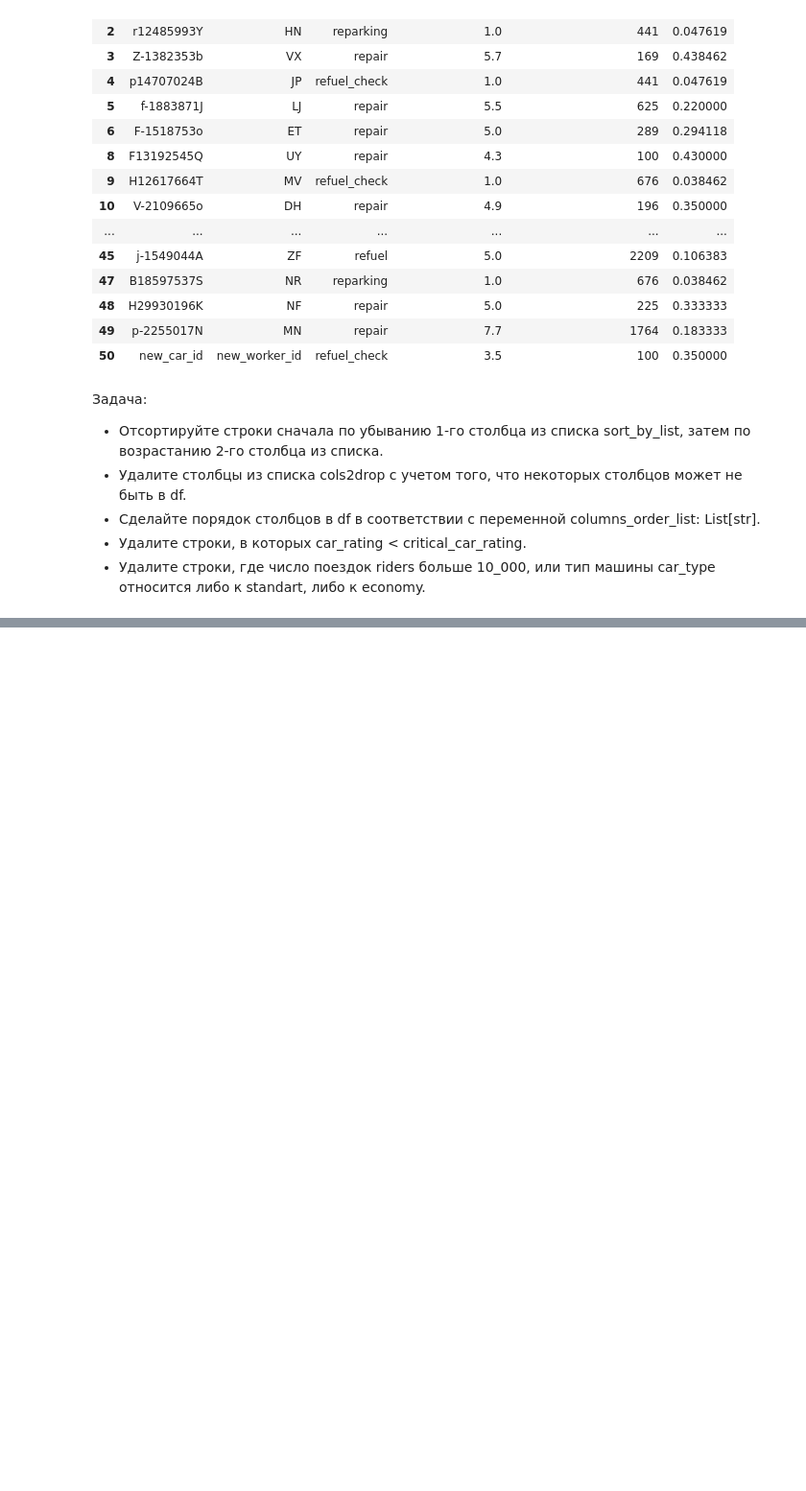
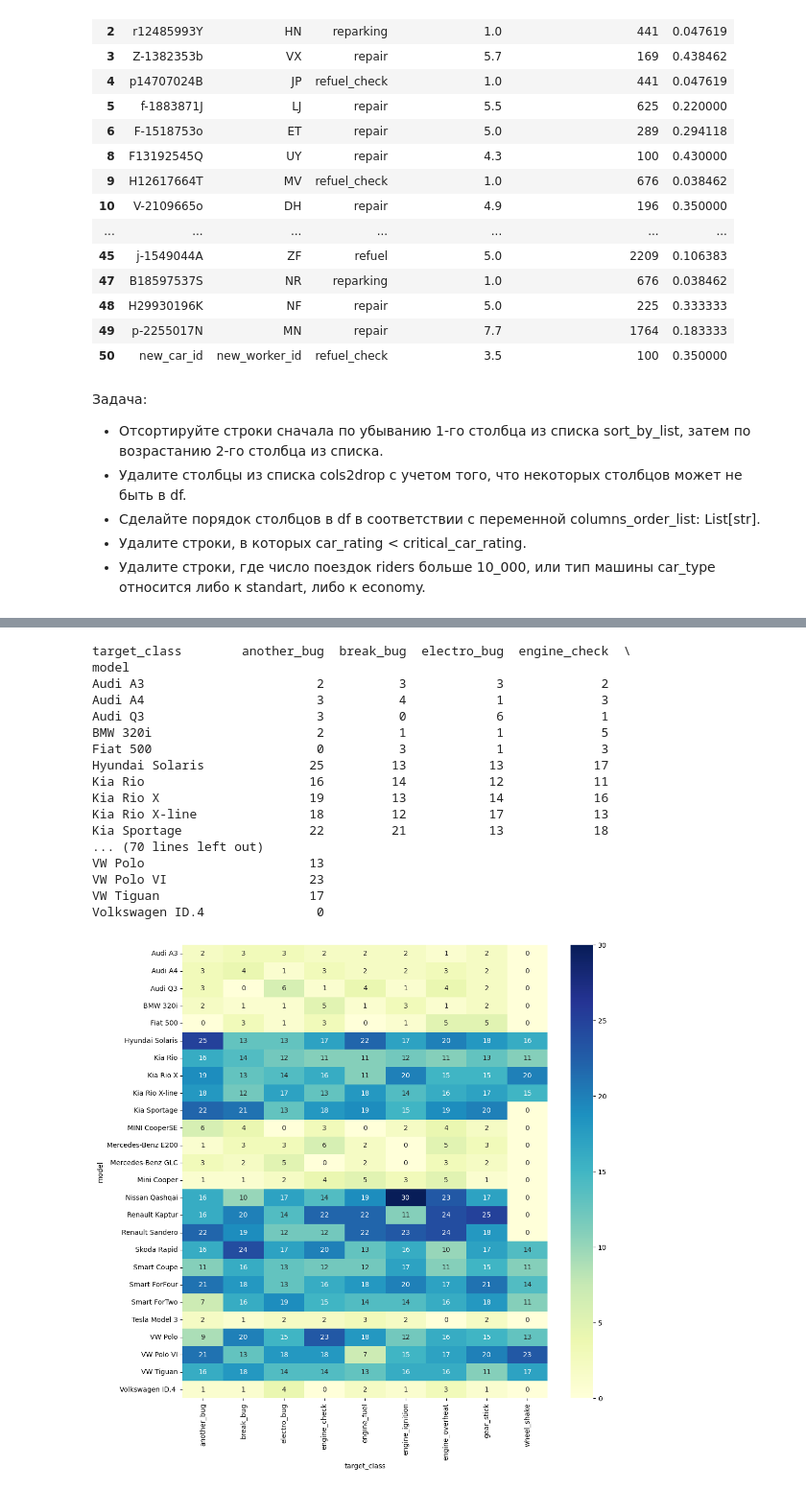
Before and after one commit to dimonpd/Competitive_Data_Science, a Jupyter notebook: notebooks/homework.ipynb, the cells around one changed output, grey strips where cells are left out. Shown at 96% size. Cells and saved outputs as stored; diff of their text form; code cells hidden in the pictures; blank space fills up the shorter version.

```diff
--- a/notebooks/homework.ipynb
+++ b/notebooks/homework.ipynb
@@ -202,0 +475,34 @@ None
+# %%
+import pandas as pd
+import seaborn as sns
+
+# Assuming you have the 'column1' and 'column2' in your DataFrame
+crosstab = pd.crosstab(df['model'], df['target_class'])
+
+# Display the crosstab
+print(crosstab)
+
+# Create a heatmap of the crosstab
+sns.heatmap(crosstab, annot=True, cmap='YlGnBu')
+
+# Show the heatmap
+plt.show()
+# %% [output]
+target_class        another_bug  break_bug  electro_bug  engine_check  \
+model
+Audi A3                       2          3            3             2
+Audi A4                       3          4            1             3
+Audi Q3                       3          0            6             1
+BMW 320i                      2          1            1             5
+Fiat 500                      0          3            1             3
+Hyundai Solaris              25         13           13            17
+Kia Rio                      16         14           12            11
+Kia Rio X                    19         13           14            16
+Kia Rio X-line               18         12           17            13
+Kia Sportage                 22         21           13            18
+... (70 lines left out)
+VW Polo                      13
+VW Polo VI                   23
+VW Tiguan                    17
+Volkswagen ID.4               0
+[figure, added]
```
Also changed, not shown: parts of 51 cells of this notebook, 1 other file.
